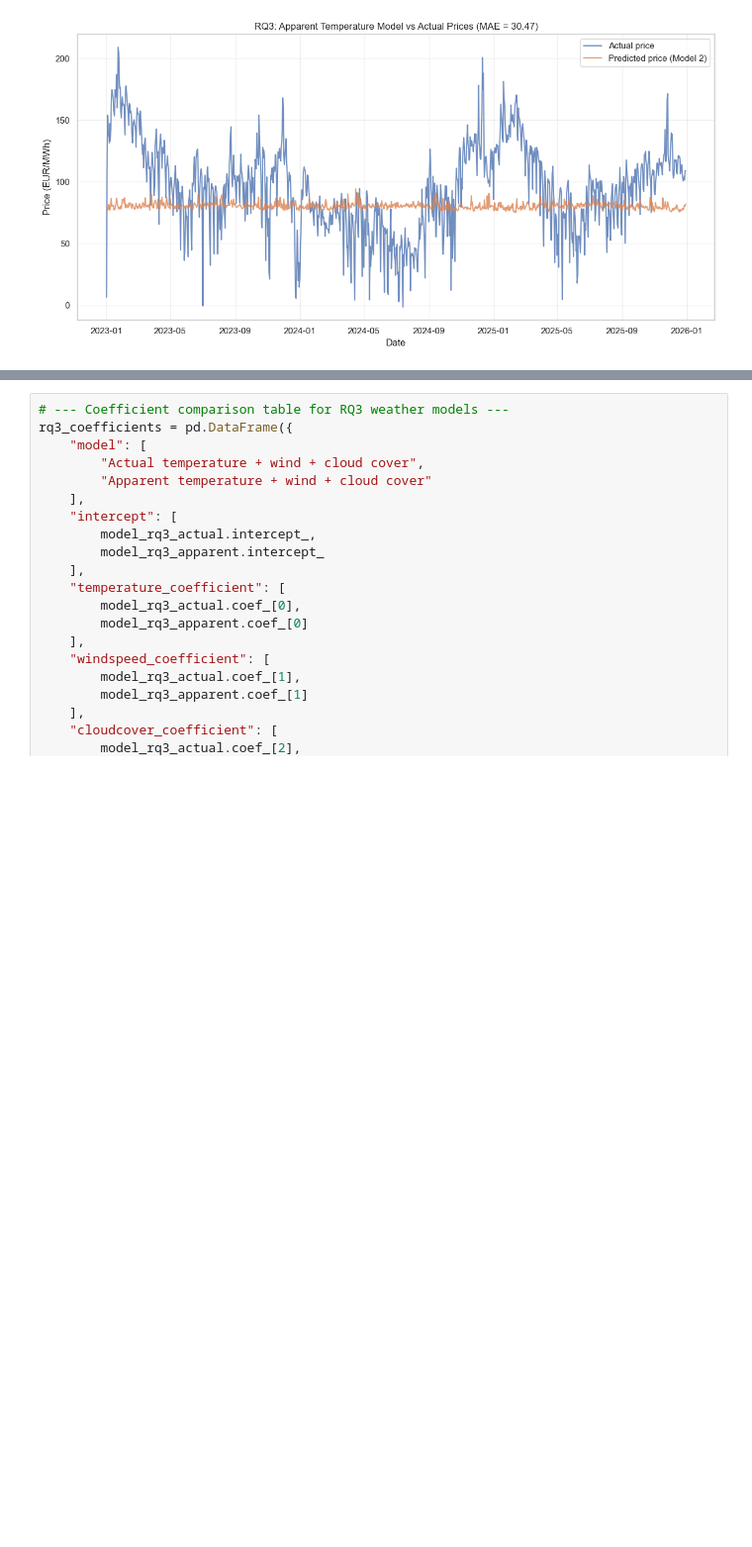
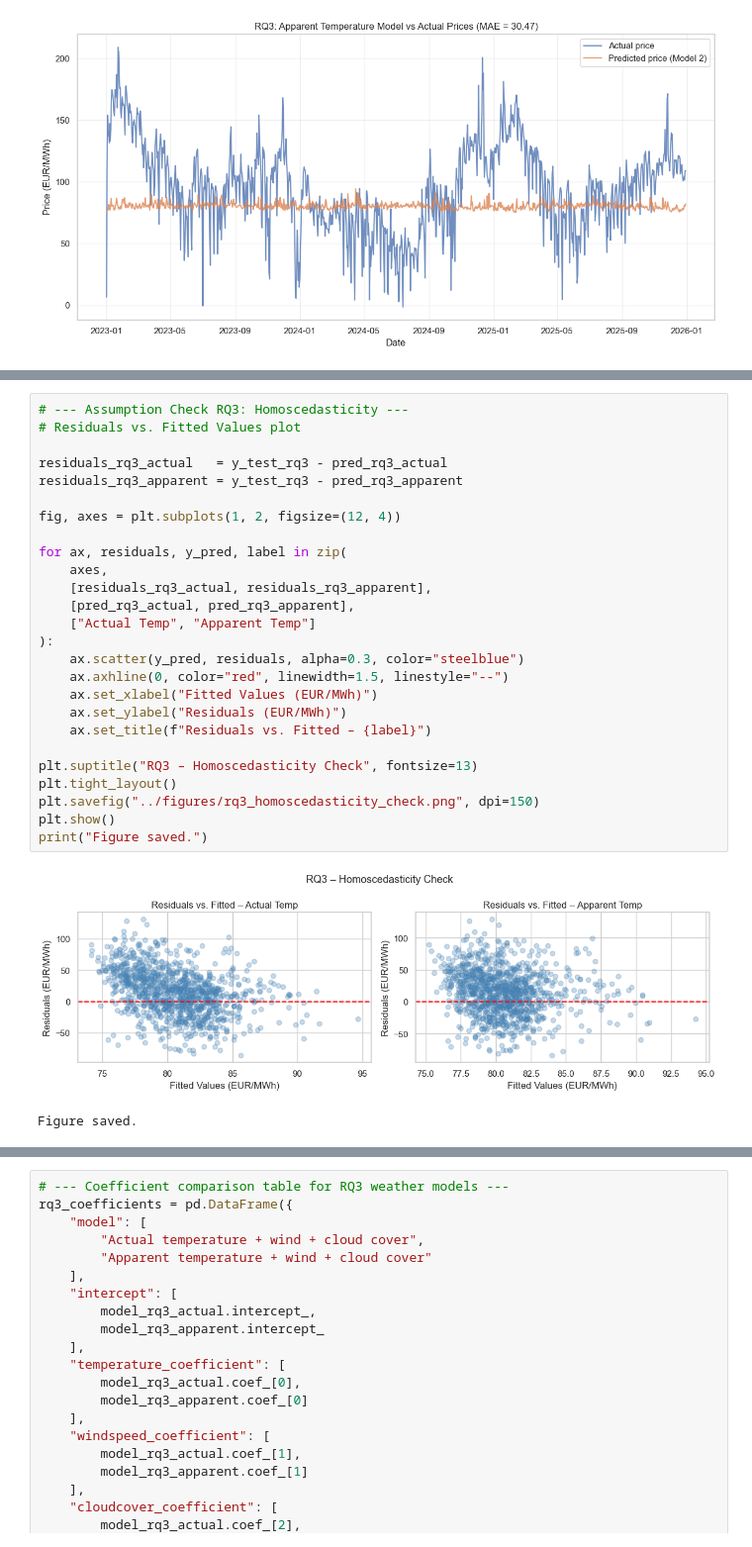
Before and after one commit to joelthedebugger/CIP_FS26_203, a Jupyter notebook: notebooks/03_analysis.ipynb, the cells around one changed output, grey strips where cells are left out. Shown at 99% size. Cells and saved outputs as stored; diff of their text form; blank space fills up the shorter version.

```diff
--- a/notebooks/03_analysis.ipynb
+++ b/notebooks/03_analysis.ipynb
@@ -902,0 +983,29 @@ plt.show()
+# %%
+# --- Assumption Check RQ3: Homoscedasticity ---
+# Residuals vs. Fitted Values plot
+
+residuals_rq3_actual   = y_test_rq3 - pred_rq3_actual
+residuals_rq3_apparent = y_test_rq3 - pred_rq3_apparent
+
+fig, axes = plt.subplots(1, 2, figsize=(12, 4))
+
+for ax, residuals, y_pred, label in zip(
+    axes,
+    [residuals_rq3_actual, residuals_rq3_apparent],
+    [pred_rq3_actual, pred_rq3_apparent],
+    ["Actual Temp", "Apparent Temp"]
+):
+    ax.scatter(y_pred, residuals, alpha=0.3, color="steelblue")
+    ax.axhline(0, color="red", linewidth=1.5, linestyle="--")
+    ax.set_xlabel("Fitted Values (EUR/MWh)")
+    ax.set_ylabel("Residuals (EUR/MWh)")
+    ax.set_title(f"Residuals vs. Fitted – {label}")
+
+plt.suptitle("RQ3 – Homoscedasticity Check", fontsize=13)
+plt.tight_layout()
+plt.savefig("../figures/rq3_homoscedasticity_check.png", dpi=150)
+plt.show()
+print("Figure saved.")
+# %% [output]
+[figure, added]
+Figure saved.
```
Also changed, not shown: parts of 7 cells of this notebook.
